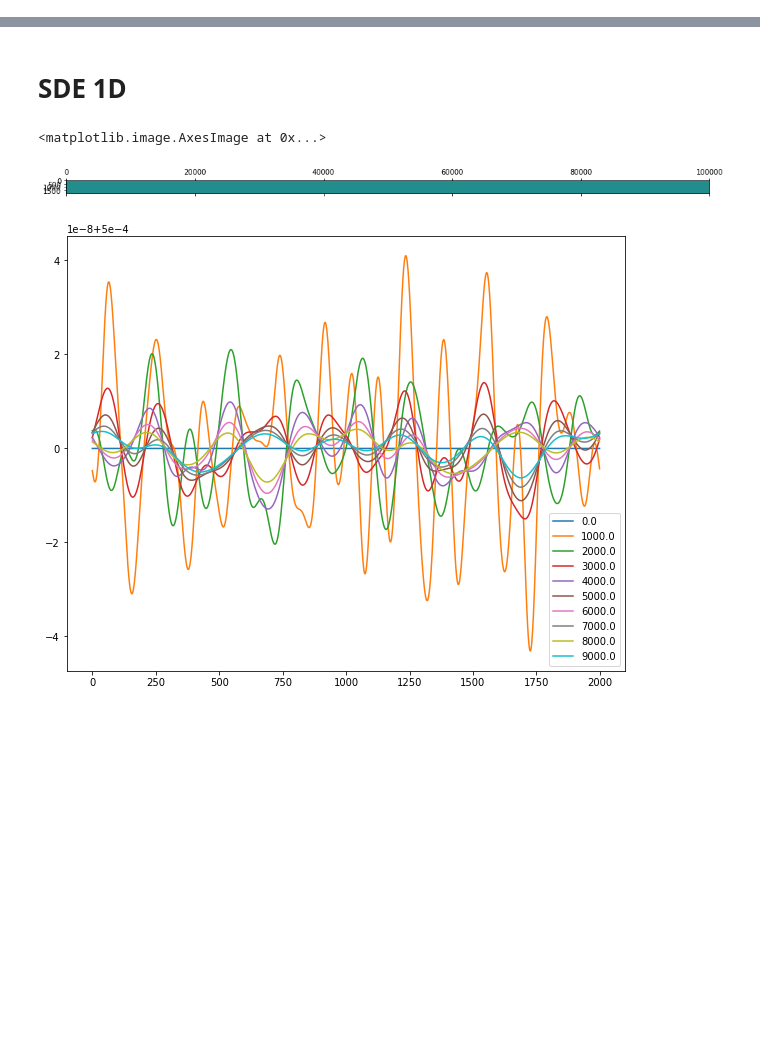
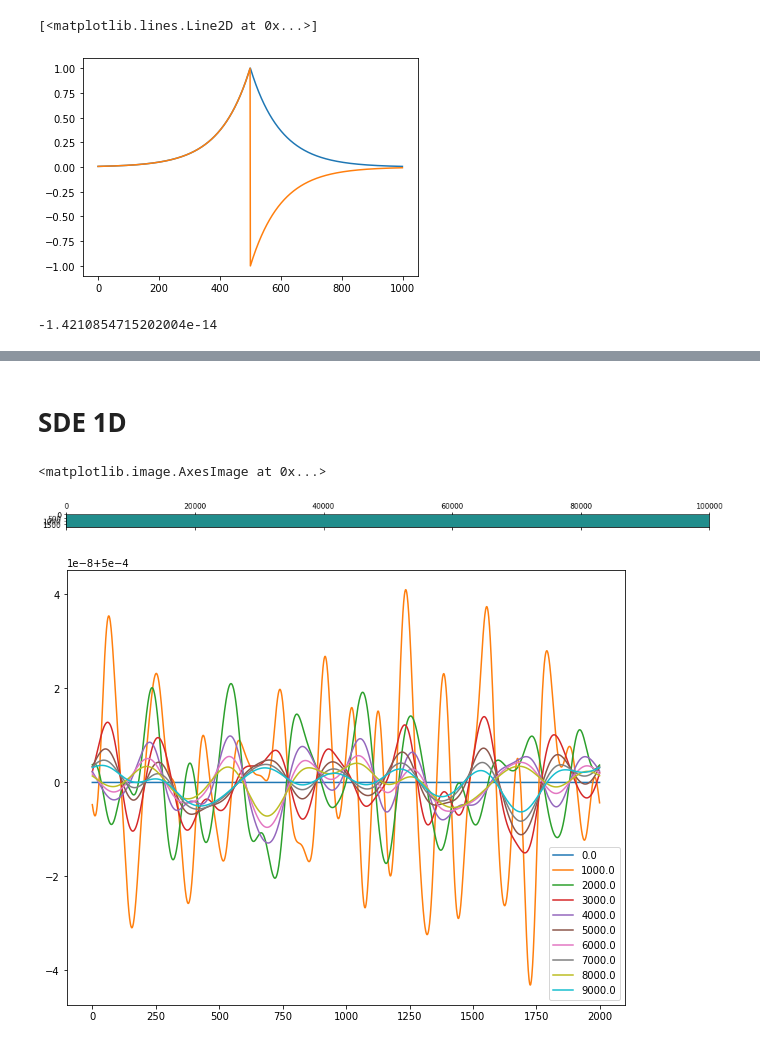
Before and after one commit to BrieucB/AI2d, a Jupyter notebook: AI2D_hydro/finite_diff_algo_scheme.ipynb, the cells around one changed output, grey strips where cells are left out. Saved outputs shown, nothing was run; the diff lists cells and outputs as text; code cells hidden in the pictures; blank space fills up the shorter version.

```diff
--- a/AI2D_hydro/finite_diff_algo_scheme.ipynb
+++ b/AI2D_hydro/finite_diff_algo_scheme.ipynb
@@ -12,0 +22,19 @@ from matplotlib import cm
+# %%
+L=100
+dx=0.1
+Nx=np.int64(L/dx)
+Nx2=np.int64(Nx/2)
+
+tmax=200
+dt=1e-1
+vec_t=np.arange(0,tmax,dt)
+
+D=1
+v=0.1
+beta=3
+
+µ=D*dt/(dx*dx)
+nu=v*dt/(dx)
+print(µ, nu)
+
+lam=np.log((2.*D+v)/(2.*D-v))
@@ -12,0 +71,26 @@ from matplotlib import cm
+# %%
+rho=np.zeros(Nx)
+m=np.zeros(Nx)
+
+
+x=np.arange(Nx2, Nx)
+rho[Nx2:]=np.exp(-lam*L*(x-(Nx2))/Nx)
+m[Nx2:]=-np.exp(-lam*L*(x-(Nx2))/Nx)
+
+x=np.arange(0, Nx2)
+rho[:Nx2]=np.exp((-lam*L*((Nx2-1)-x))/Nx)
+m[:Nx2]=np.exp((-lam*L*((Nx2-1)-x))/Nx)
+
+#m+=1e-3*np.random.randn(Nx)
+
+X=np.concatenate([rho,m])
+
+plt.plot(rho)
+plt.plot(m)
+# %% [output]
+[<matplotlib.lines.Line2D at 0x...>]
+[figure, added]
+# %%
+np.sum(m)
+# %% [output]
+-1.4210854715202004e-14
```
Also changed, not shown: parts of 18 cells of this notebook.
